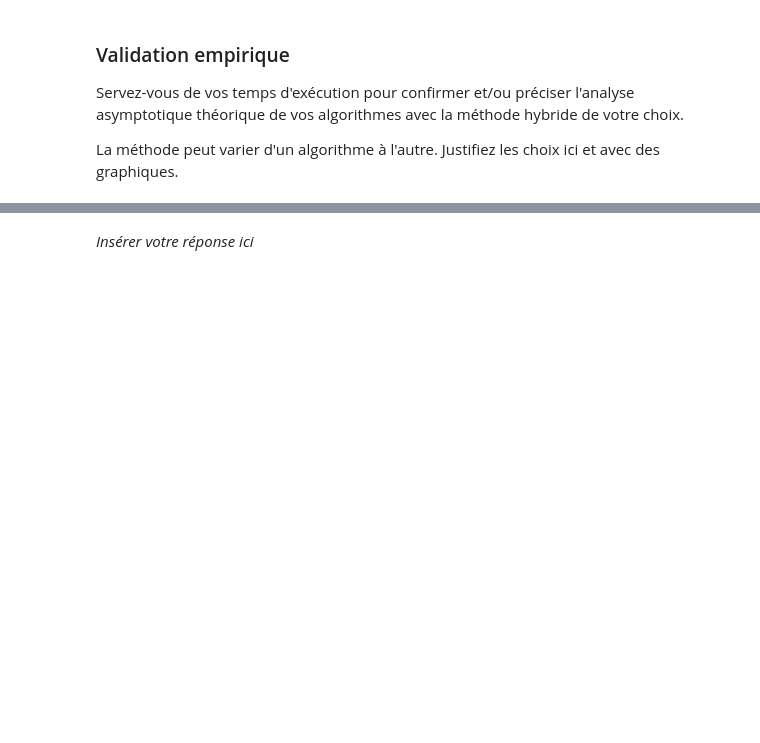
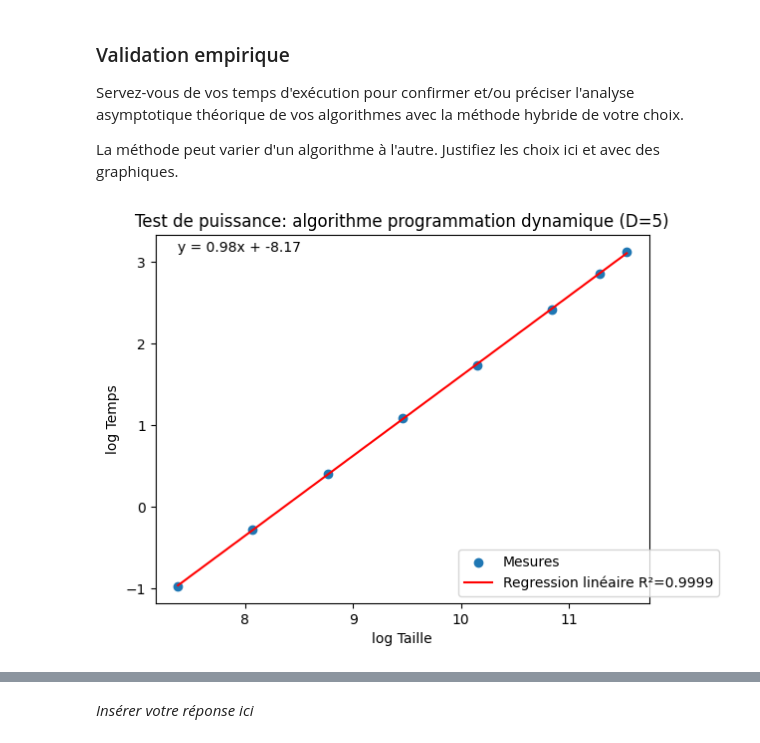
Before and after one commit to UiVieto/INF8775, a Jupyter notebook: TP2-H24/TP2-H24.ipynb, the cells around one changed output, grey strips where cells are left out. Saved outputs shown, nothing was run; the diff lists cells and outputs as text; code cells hidden in the pictures; blank space fills up the shorter version.

```diff
--- a/TP2-H24/TP2-H24.ipynb
+++ b/TP2-H24/TP2-H24.ipynb
@@ -525,3 +531,7 @@ nombre de doigts pour chacun des trois algorithmes.
 ### Mesures
 
 Rapportez dans un tableau les temps d'exécutions moyens avec les fonctions auxiliaires `measure_procedure` et `display_measure_table`
+# %%
+dataset = get_dataset(2136374, [1600, 3200, 6400, 12800, 25600, 51200, 80000, 102400])
+# %%
+mesures_dyn = measure_procedure(progDyn, dataset)
@@ -531,3 +555,7 @@ Rapportez dans un tableau les temps d'exécutions moyens avec les fonctions auxi
 Servez-vous de vos temps d'exécution pour confirmer et/ou préciser l'analyse asymptotique théorique de vos algorithmes avec la méthode hybride de votre choix.
 
 La méthode peut varier d'un algorithme à l'autre. Justifiez les choix ici et avec des graphiques.
+# %%
+display_test_puissance(values_test_puissance(mesures_dyn), "Test de puissance: algorithme programmation dynamique (D=5)")
+# %% [output]
+[figure, added]
```
Also changed, not shown: parts of 13 cells of this notebook.
